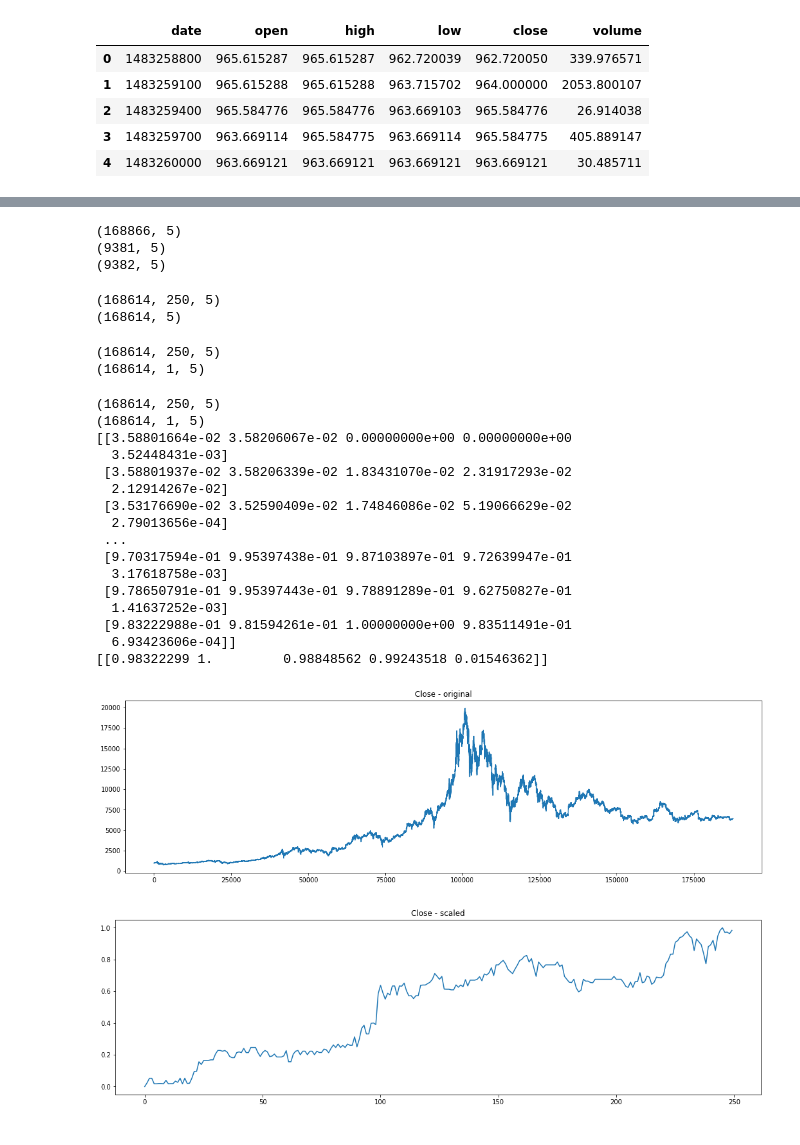
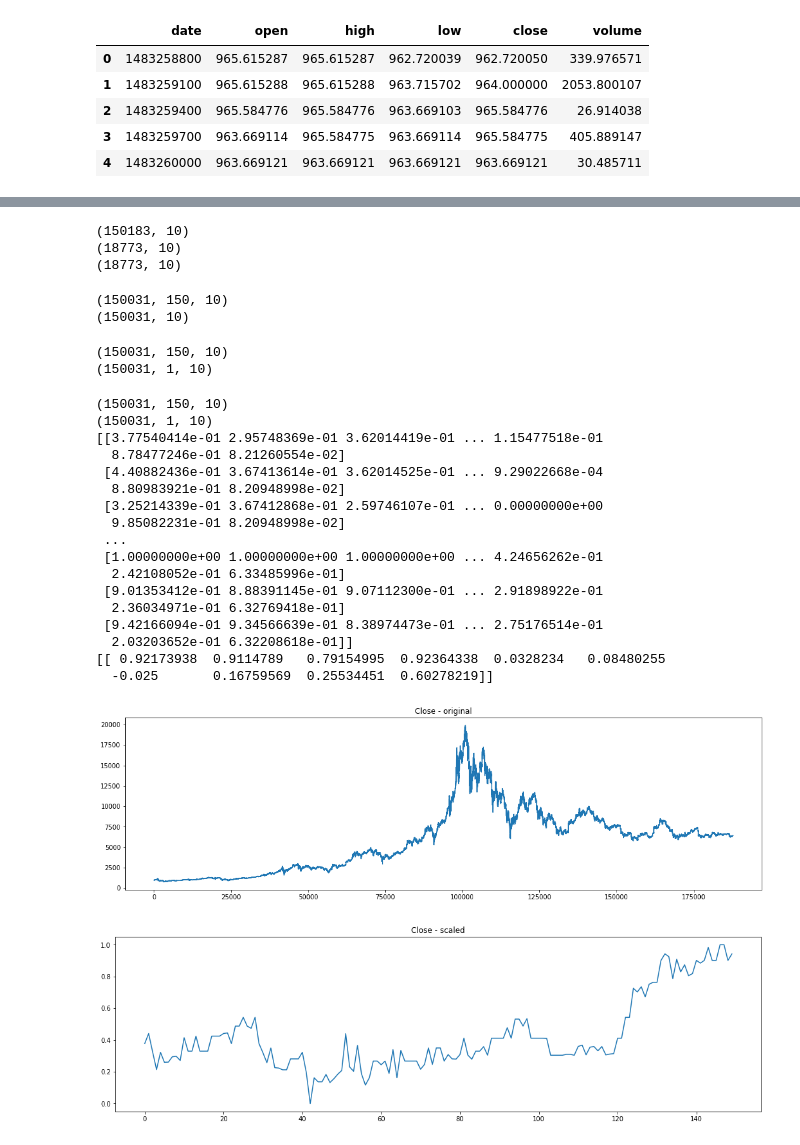
Before and after one commit to bana513/DeepLearningHomework, a Jupyter notebook: Learning.ipynb, the cells around one changed output, grey strips where cells are left out. Saved outputs shown, nothing was run; the diff lists cells and outputs as text; code cells hidden in the pictures.

```diff
--- a/Learning.ipynb
+++ b/Learning.ipynb
@@ -1,8 +0,0 @@
-# %%
-import urllib.request, json
-
-# 5min BTC/USDT chart form Poloniex since 2017-01-01T00:00:00+00:00 till 2018-10-14T20:00:00+00:00
-with urllib.request.urlopen("https://poloniex.com/public?command=returnChartData&currencyPair=USDT_BTC&start=1483228800&end=1539547200&period=300") as url:
-    data = json.loads(url.read().decode())
-
-print(data[0])
@@ -46,8 +89,8 @@ dataset = df_values[:, 1:].astype("float")
 # Split the dataset into training (90%), cross validation (5%) and test (5%) set
 samples_num = dataset.shape[0]
 
-valid_split = 0.05
-test_split = 0.05
+valid_split = 0.1
+test_split = 0.1
 
 dataset_train = dataset[0:int(samples_num * (1-valid_split-test_split))]
 dataset_valid = dataset[int(samples_num * (1-valid_split-test_split)):int(samples_num * (1-test_split))]
@@ -57,9 +100,9 @@ print(dataset_train.shape)
 print(dataset_valid.shape)
 print(dataset_test.shape)
 # %% [output]
-(168866, 5)
-(9381, 5)
-(9382, 5)
+(150183, 10)
+(18773, 10)
+(18773, 10)
 # %%
 # Makes a training examples from year data with a timesteps window size
 
@@ -77,7 +120,7 @@ def makeXy(data, timesteps):
 # %%
 import numpy as np
 
-timestep = 250 # Make decision from last 'timestep' candles
+timestep = 150 # Make decision from last 'timestep' candles
 
 # Create training examples
 
@@ -85,24 +128,25 @@ train_X, train_y = makeXy(dataset_train, timestep)
 valid_X, valid_y = makeXy(dataset_valid, timestep)
 test_X, test_y = makeXy(dataset_test, timestep)
 
-train_y = train_y[:, :5]
-valid_y = valid_y[:, :5]
-test_y = test_y[:, :5]
+# train_y = train_y[:, :5]
+# valid_y = valid_y[:, :5]
+# test_y = test_y[:, :5]
 
 print(train_X.shape)
 print(train_y.shape)
 # %% [output]
-(168614, 250, 5)
-(168614, 5)
+(150031, 150, 10)
+(150031, 10)
 # %%
-print(train_X.shape)
 train_y = np.expand_dims(train_y, axis=1)
 valid_y = np.expand_dims(valid_y, axis=1)
 test_y = np.expand_dims(test_y, axis=1)
+
+print(train_X.shape)
 print(train_y.shape)
 # %% [output]
-(168614, 250, 5)
-(168614, 1, 5)
+(150031, 150, 10)
+(150031, 1, 10)
 # %%
 from sklearn.preprocessing import MinMaxScaler
 
@@ -127,38 +171,39 @@ print(train_y.shape)
 print(train_X[0])
 print(train_y[0])
 # %% [output]
-(168614, 250, 5)
-(168614, 1, 5)
-[[3.58801664e-02 3.58206067e-02 0.00000000e+00 0.00000000e+00
-  3.52448431e-03]
- [3.58801937e-02 3.58206339e-02 1.83431070e-02 2.31917293e-02
-  2.12914267e-02]
- [3.53176690e-02 3.52590409e-02 1.74846086e-02 5.19066629e-02
-  2.79013656e-04]
+(150031, 150, 10)
+(150031, 1, 10)
+[[3.77540414e-01 2.95748369e-01 3.62014419e-01 ... 1.15477518e-01
+  8.78477246e-01 8.21260554e-02]
+ [4.40882436e-01 3.67413614e-01 3.62014525e-01 ... 9.29022668e-04
+  8.80983921e-01 8.20948998e-02]
+ [3.25214339e-01 3.67412868e-01 2.59746107e-01 ... 0.00000000e+00
+  9.85082231e-01 8.20948998e-02]
  ...
- [9.70317594e-01 9.95397438e-01 9.87103897e-01 9.72639947e-01
-  3.17618758e-03]
- [9.78650791e-01 9.95397443e-01 9.78891289e-01 9.62750827e-01
-  1.41637252e-03]
- [9.83222988e-01 9.81594261e-01 1.00000000e+00 9.83511491e-01
-  6.93423606e-04]]
-[[0.98322299 1.         0.98848562 0.99243518 0.01546362]]
+ [1.00000000e+00 1.00000000e+00 1.00000000e+00 ... 4.24656262e-01
+  2.42108052e-01 6.33485996e-01]
+ [9.01353412e-01 8.88391145e-01 9.07112300e-01 ... 2.91898922e-01
+  2.36034971e-01 6.32769418e-01]
+ [9.42166094e-01 9.34566639e-01 8.38974473e-01 ... 2.75176514e-01
+  2.03203652e-01 6.32208618e-01]]
+[[ 0.92173938  0.9114789   0.79154995  0.92364338  0.0328234   0.08480255
+  -0.025       0.16759569  0.25534451  0.60278219]]
 # %%
 import matplotlib.pyplot as plt
 %matplotlib inline
 
 plt.figure(figsize=(18, 5))
 plt.title('Close - original')
-plt.plot(dataset[:,3])
+plt.plot(dataset[:,0])
 plt.show()
 
 plt.figure(figsize=(18, 5))
 plt.title('Close - scaled')
-plt.plot(train_X[0,:,3])
+plt.plot(train_X[0,:,0])
 plt.show()
 # %% [output]
 [figure]
-[figure, old version]
+[figure, new version]
 # %%
 import tensorflow as tf
 from keras import backend as K
```
Also changed, not shown: parts of 13 cells of this notebook, 3 other files.
